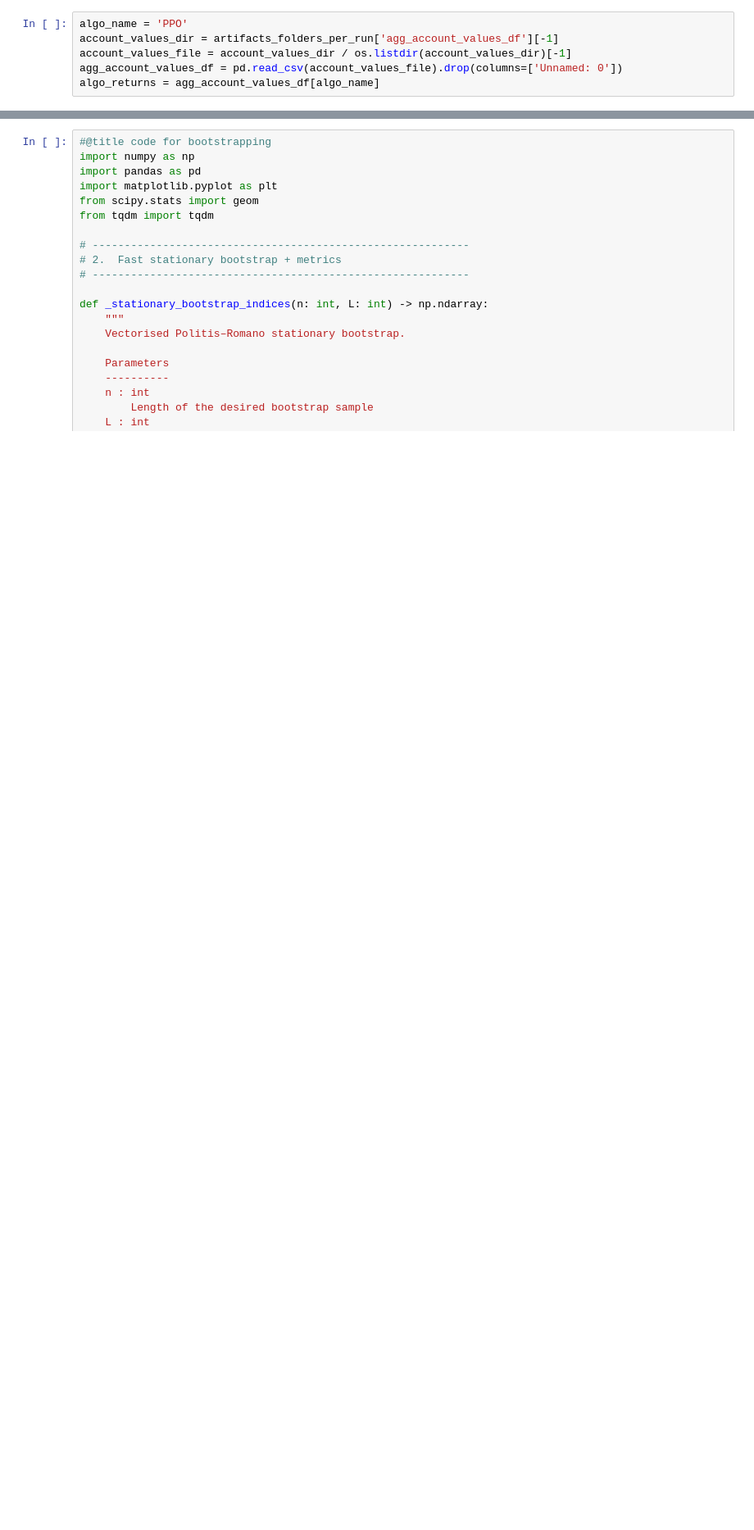
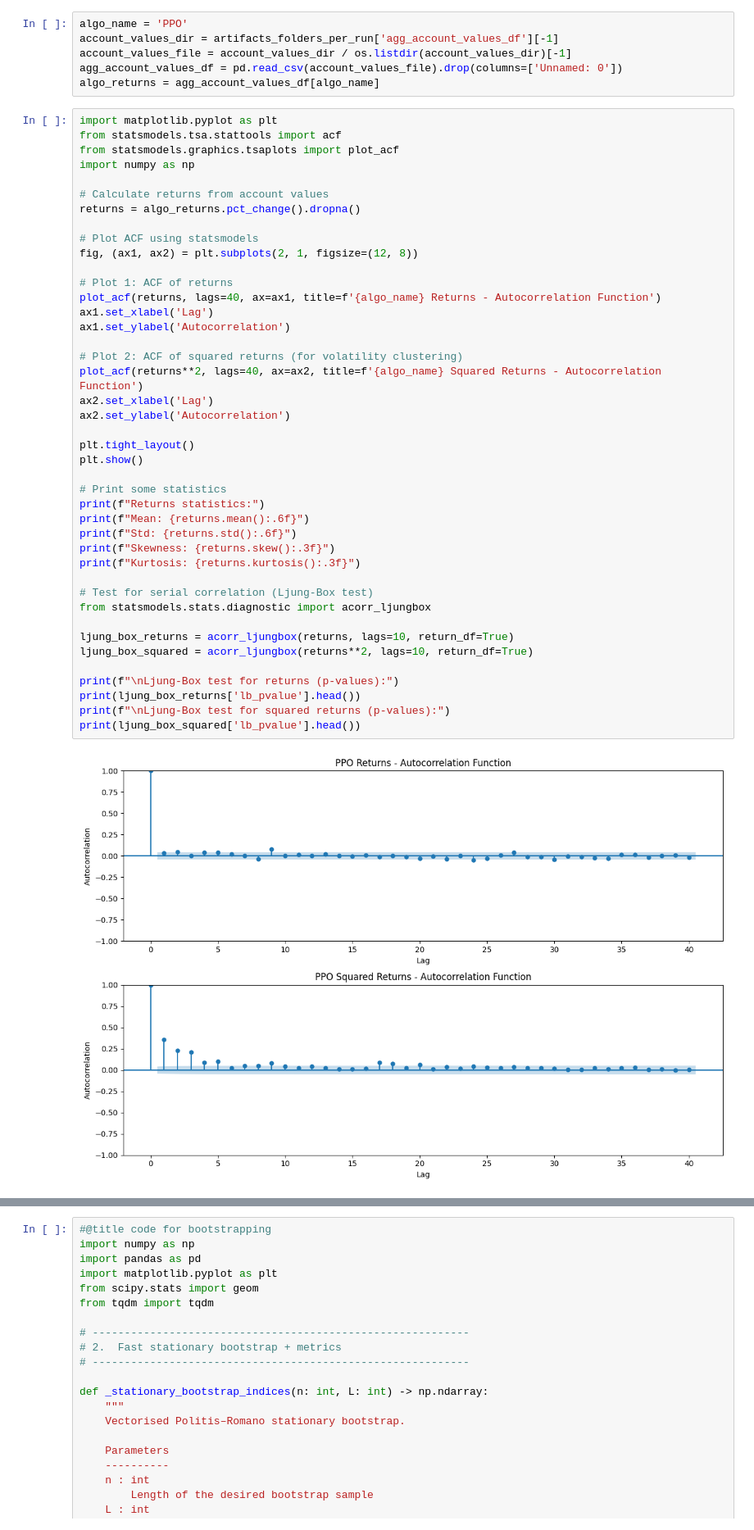
Before and after one commit to tony-pitchblack/FinRL, a Jupyter notebook: examples/finrl_dt_replicate_train_hft.ipynb, the cells around one changed output, grey strips where cells are left out. Shown at 82% size. Drawn from its saved outputs; the diff is of its cells as text; blank space fills up the shorter version.

Commit message:
add ACF plot for returns - also add TODO to fix wrong returns computatuin

```diff
--- a/examples/finrl_dt_replicate_train_hft.ipynb
+++ b/examples/finrl_dt_replicate_train_hft.ipynb
@@ -4738,3 +4738,47 @@ account_values_dir = artifacts_folders_per_run['agg_account_values_df'][-1]
 account_values_file = account_values_dir / os.listdir(account_values_dir)[-1]
 agg_account_values_df = pd.read_csv(account_values_file).drop(columns=['Unnamed: 0'])
 algo_returns = agg_account_values_df[algo_name]
+# %%
+import matplotlib.pyplot as plt
+from statsmodels.tsa.stattools import acf
+from statsmodels.graphics.tsaplots import plot_acf
+import numpy as np
+
+# Calculate returns from account values
+returns = algo_returns.pct_change().dropna()
+
+# Plot ACF using statsmodels
+fig, (ax1, ax2) = plt.subplots(2, 1, figsize=(12, 8))
+
+# Plot 1: ACF of returns
+plot_acf(returns, lags=40, ax=ax1, title=f'{algo_name} Returns - Autocorrelation Function')
+ax1.set_xlabel('Lag')
+ax1.set_ylabel('Autocorrelation')
+
+# Plot 2: ACF of squared returns (for volatility clustering)
+plot_acf(returns**2, lags=40, ax=ax2, title=f'{algo_name} Squared Returns - Autocorrelation Function')
+ax2.set_xlabel('Lag')
+ax2.set_ylabel('Autocorrelation')
+
+plt.tight_layout()
+plt.show()
+
+# Print some statistics
+print(f"Returns statistics:")
+print(f"Mean: {returns.mean():.6f}")
+print(f"Std: {returns.std():.6f}")
+print(f"Skewness: {returns.skew():.3f}")
+print(f"Kurtosis: {returns.kurtosis():.3f}")
+
+# Test for serial correlation (Ljung-Box test)
+from statsmodels.stats.diagnostic import acorr_ljungbox
+
+ljung_box_returns = acorr_ljungbox(returns, lags=10, return_df=True)
+ljung_box_squared = acorr_ljungbox(returns**2, lags=10, return_df=True)
+
+print(f"\nLjung-Box test for returns (p-values):")
+print(ljung_box_returns['lb_pvalue'].head())
+print(f"\nLjung-Box test for squared returns (p-values):")
+print(ljung_box_squared['lb_pvalue'].head())
+# %% [output]
+[figure, added]
```
Also changed, not shown: parts of 10 cells of this notebook.
